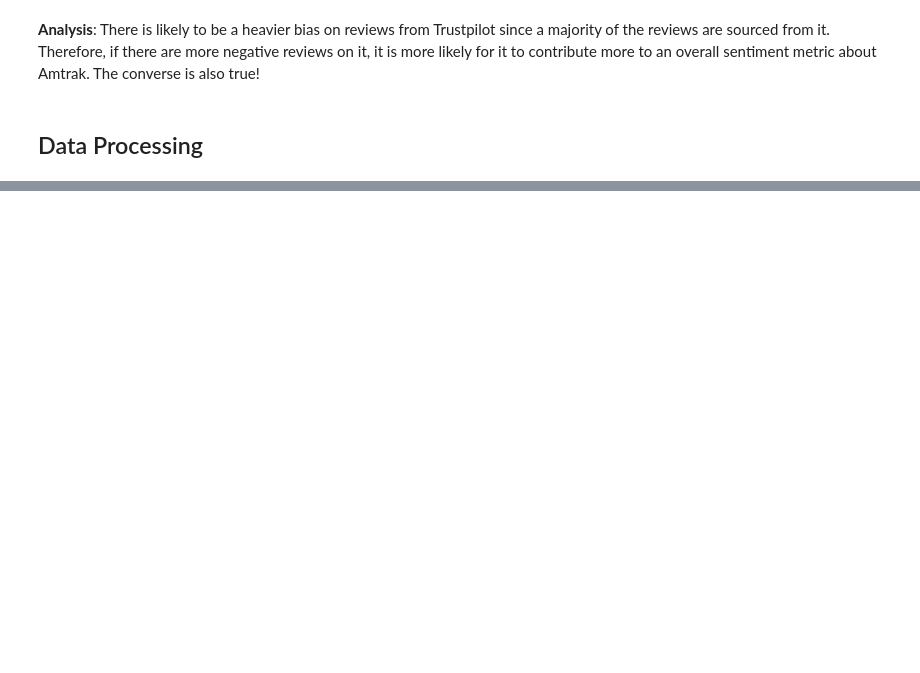
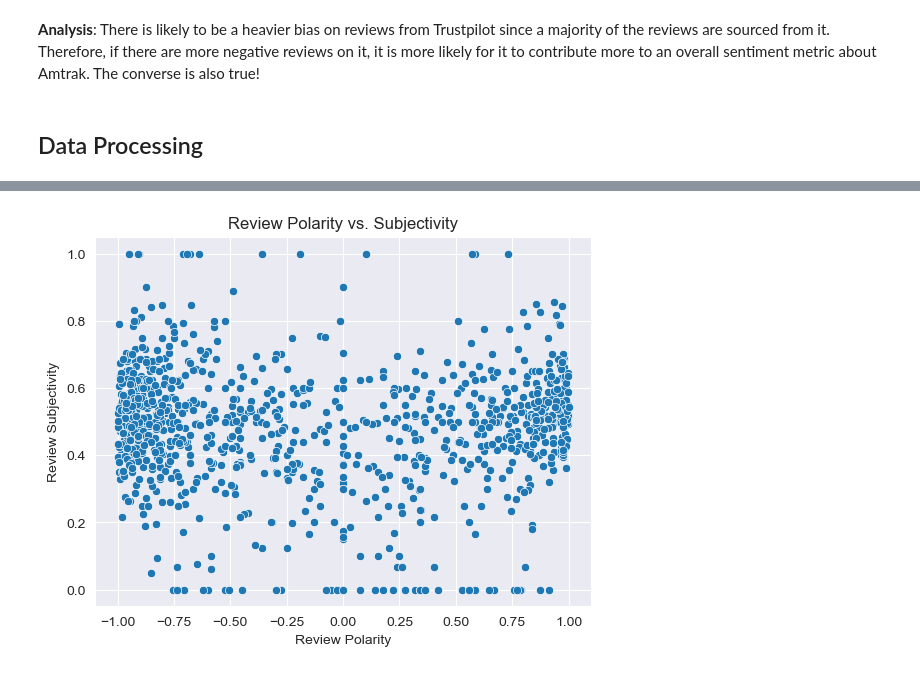
Before and after one commit to thealphacubicle/Amtrak-Review-Analysis, a Jupyter notebook: Amtrak_Reviews_Analysis.ipynb, the cells around one changed output, grey strips where cells are left out. Cells and saved outputs as stored; diff of their text form; code cells hidden in the pictures; blank space fills up the shorter version.

```diff
--- a/Amtrak_Reviews_Analysis.ipynb
+++ b/Amtrak_Reviews_Analysis.ipynb
@@ -95,0 +159,10 @@ plt.title('# of Reviews from Each Website Pre-Processing');
+# %%
+# Plot scatterplot of polarity vs. subjectivity score
+sns.set_style('darkgrid')
+
+sns.scatterplot(data=df, x='review_polarity', y='review_subjectivity')
+plt.title('Review Polarity vs. Subjectivity')
+plt.xlabel('Review Polarity')
+plt.ylabel('Review Subjectivity');
+# %% [output]
+[figure, added]
```
Also changed, not shown: parts of 15 cells of this notebook, 1 other file.
